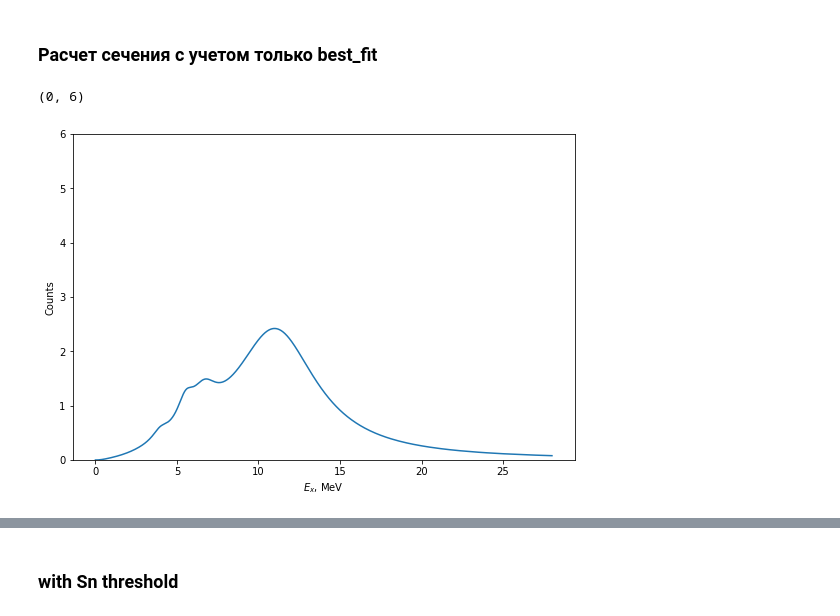
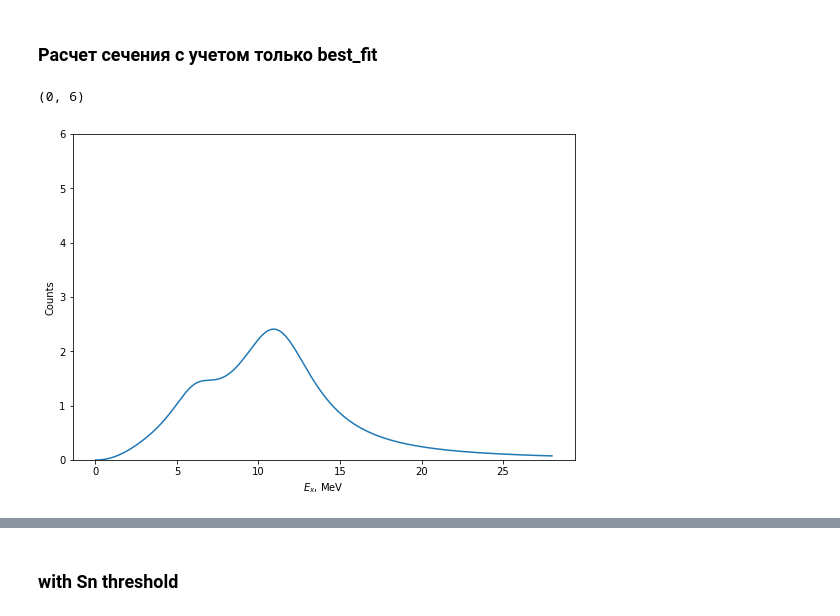
Before and after one commit to Almaz93/neutrino, a Jupyter notebook: double_beta_decay/Almaz's work/calculation/Check_influence_of_resonances_5.ipynb, the cells around one changed output, grey strips where cells are left out. Cells and saved outputs as stored; diff of their text form; code cells hidden in the pictures.

```diff
--- a/double_beta_decay/Almaz's work/calculation/Check_influence_of_resonances_5.ipynb
+++ b/double_beta_decay/Almaz's work/calculation/Check_influence_of_resonances_5.ipynb
@@ -218,17 +218,17 @@ rate_total   15.90657572096396
 # %% [markdown]
 ### Расчет сечения с учетом только best_fit
 # %%
-best_fit = pd.read_csv('best_fit-SDR-IAS-QFC.csv')
+best_fit = pd.read_csv('fit_1PR-no74Ge.csv')
 #best_fit = pd.read_csv('2pigmy_best_fit-SDR-IAS-QFC.csv')
 
 plt.figure(figsize=(9,6))
 plt.plot(best_fit['x'].values, best_fit['y'].values)
 plt.xlabel('$E_x$, MeV')
 plt.ylabel('Counts')
 plt.ylim(0,6)
 # %% [output]
 (0, 6)
-[figure, old version]
+[figure, new version]
 # %%
 #функция для отрезки резонансов выше энергии отрыва
 def border_func(x_data, y_data, border):
```
Also changed, not shown: parts of 17 cells of this notebook, 7 other files.
